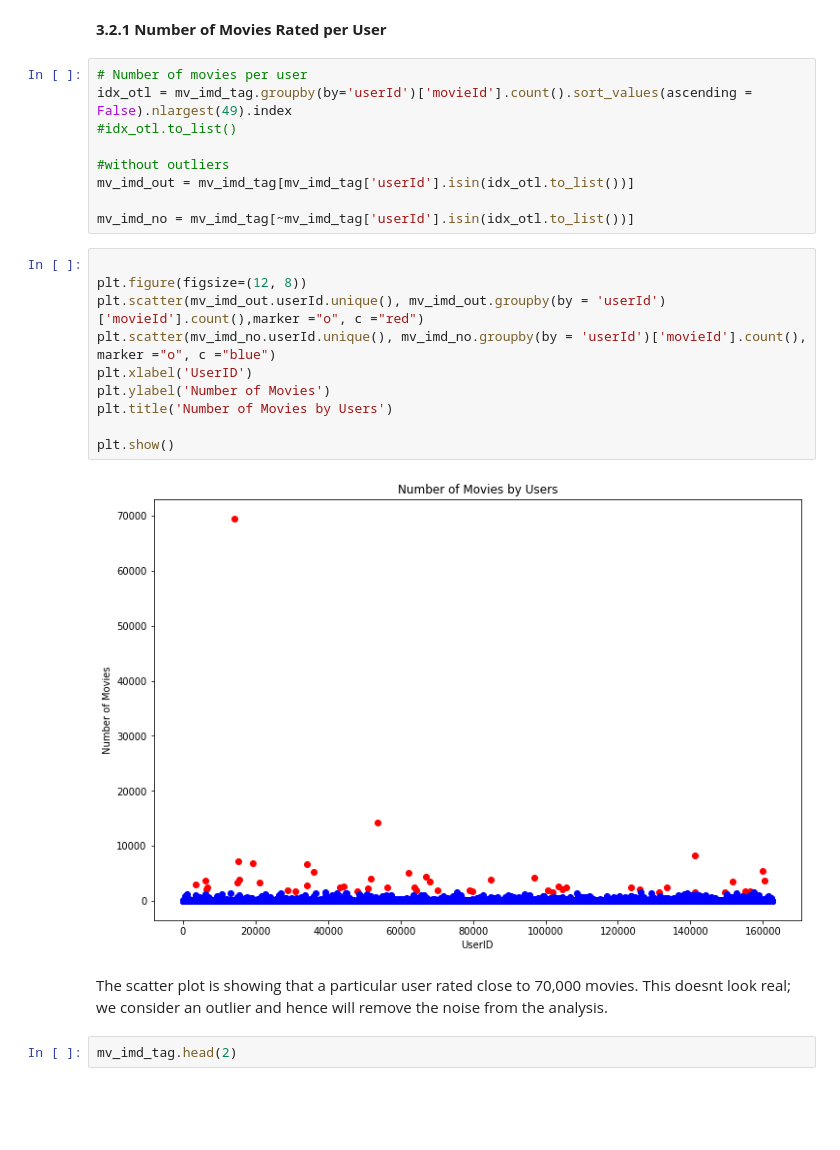
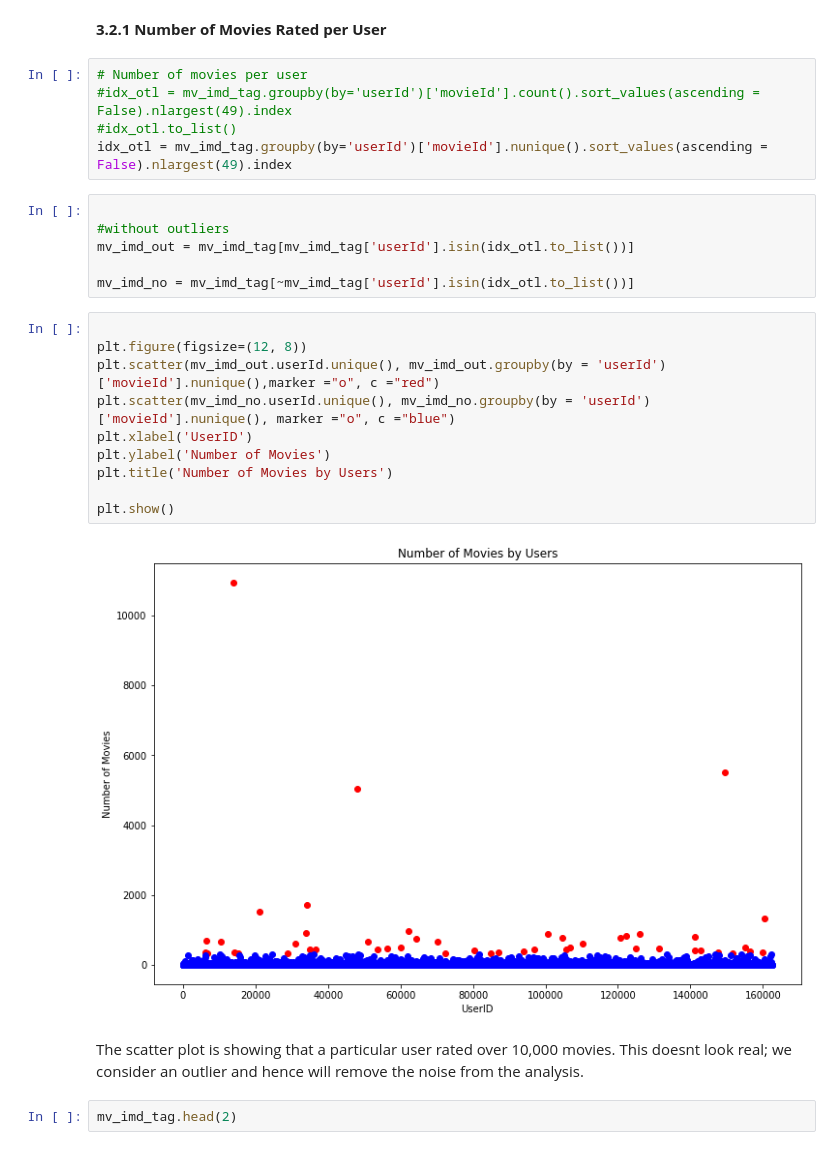
Before and after one commit to Ridwan1821/TeamGM2, a Jupyter notebook: movie_recommender_system_nnaemeka.ipynb, the cells around one changed output. Drawn from its saved outputs; the diff is of its cells as text; blank space fills up the shorter version.

```diff
--- a/movie_recommender_system_nnaemeka.ipynb
+++ b/movie_recommender_system_nnaemeka.ipynb
@@ -700,27 +735,29 @@ dtype: int64
 **3.2.1 Number of Movies Rated per User**
 # %%
 # Number of movies per user
-idx_otl = mv_imd_tag.groupby(by='userId')['movieId'].count().sort_values(ascending = False).nlargest(49).index
+#idx_otl = mv_imd_tag.groupby(by='userId')['movieId'].count().sort_values(ascending = False).nlargest(49).index
 #idx_otl.to_list()
-
-#without outliers
-mv_imd_out = mv_imd_tag[mv_imd_tag['userId'].isin(idx_otl.to_list())]
-
-mv_imd_no = mv_imd_tag[~mv_imd_tag['userId'].isin(idx_otl.to_list())]
+idx_otl = mv_imd_tag.groupby(by='userId')['movieId'].nunique().sort_values(ascending = False).nlargest(49).index
+# %%
+
+#without outliers
+mv_imd_out = mv_imd_tag[mv_imd_tag['userId'].isin(idx_otl.to_list())]
+
+mv_imd_no = mv_imd_tag[~mv_imd_tag['userId'].isin(idx_otl.to_list())]
 # %%
 
 plt.figure(figsize=(12, 8))
-plt.scatter(mv_imd_out.userId.unique(), mv_imd_out.groupby(by = 'userId')['movieId'].count(),marker ="o", c ="red")
-plt.scatter(mv_imd_no.userId.unique(), mv_imd_no.groupby(by = 'userId')['movieId'].count(), marker ="o", c ="blue")
+plt.scatter(mv_imd_out.userId.unique(), mv_imd_out.groupby(by = 'userId')['movieId'].nunique(),marker ="o", c ="red")
+plt.scatter(mv_imd_no.userId.unique(), mv_imd_no.groupby(by = 'userId')['movieId'].nunique(), marker ="o", c ="blue")
 plt.xlabel('UserID')
 plt.ylabel('Number of Movies')
 plt.title('Number of Movies by Users')
 
 plt.show()
 # %% [output]
-[figure, old version]
+[figure, new version]
 # %% [markdown]
-The scatter plot is showing that a particular user rated close to 70,000 movies. This doesnt look real; we consider an outlier and hence will remove the noise from the analysis.
+The scatter plot is showing that a particular user rated over 10,000 movies. This doesnt look real; we consider an outlier and hence will remove the noise from the analysis.
 # %%
 mv_imd_tag.head(2)
 # %% [output]
```
Also changed, not shown: parts of 43 cells of this notebook.
